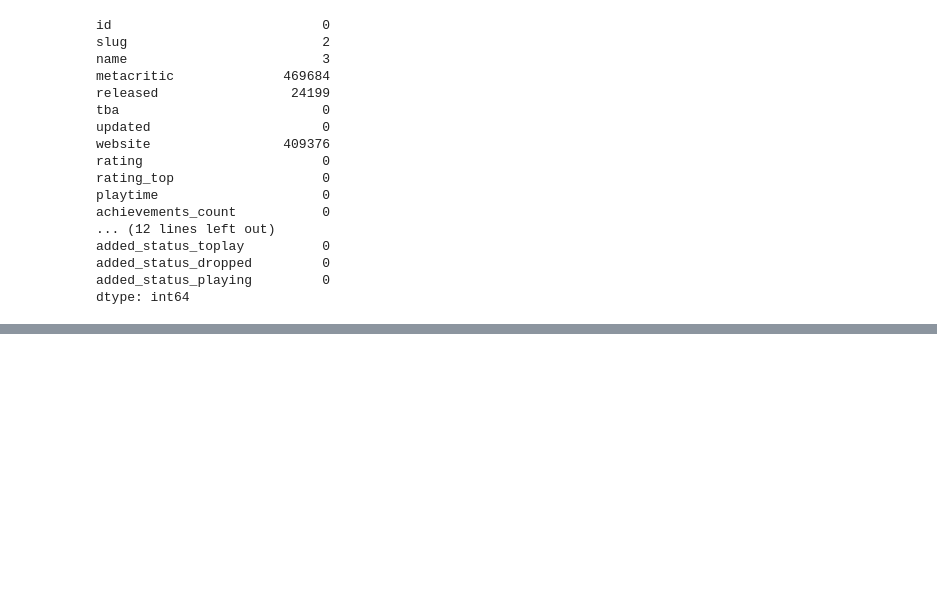
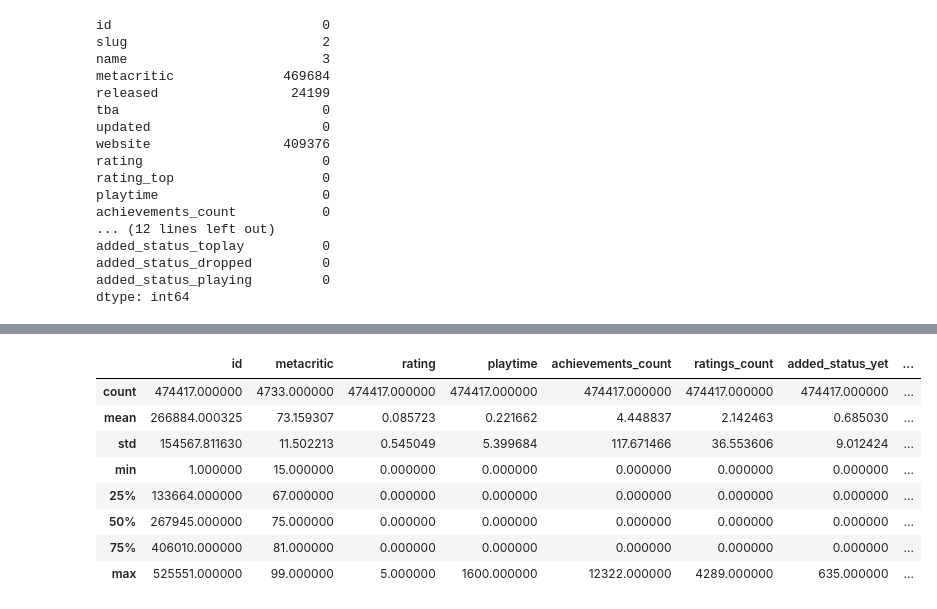
Before and after one commit to 21percentme/21percentme.github.io, a Jupyter notebook: Milestone1.ipynb, the cells around one changed output, grey strips where cells are left out. Drawn from its saved outputs; the diff is of its cells as text; code cells hidden in the pictures; blank space fills up the shorter version.

```diff
--- a/Milestone1.ipynb
+++ b/Milestone1.ipynb
@@ -332,0 +358,12 @@ dtype: int64
+# %%
+gameinfo.describe()
+# %% [output]
+|  | id | metacritic | rating | playtime | achievements_count | ratings_count | added_status_yet | ... |
+| count | 474417.000000 | 4733.000000 | 474417.000000 | 474417.000000 | 474417.000000 | 474417.000000 | 474417.000000 | ... |
+| mean | 266884.000325 | 73.159307 | 0.085723 | 0.221662 | 4.448837 | 2.142463 | 0.685030 | ... |
+| std | 154567.811630 | 11.502213 | 0.545049 | 5.399684 | 117.671466 | 36.553606 | 9.012424 | ... |
+| min | 1.000000 | 15.000000 | 0.000000 | 0.000000 | 0.000000 | 0.000000 | 0.000000 | ... |
+| 25% | 133664.000000 | 67.000000 | 0.000000 | 0.000000 | 0.000000 | 0.000000 | 0.000000 | ... |
+| 50% | 267945.000000 | 75.000000 | 0.000000 | 0.000000 | 0.000000 | 0.000000 | 0.000000 | ... |
+| 75% | 406010.000000 | 81.000000 | 0.000000 | 0.000000 | 0.000000 | 0.000000 | 0.000000 | ... |
+| max | 525551.000000 | 99.000000 | 5.000000 | 1600.000000 | 12322.000000 | 4289.000000 | 635.000000 | ... |
```
Also changed, not shown: parts of 17 cells of this notebook.
